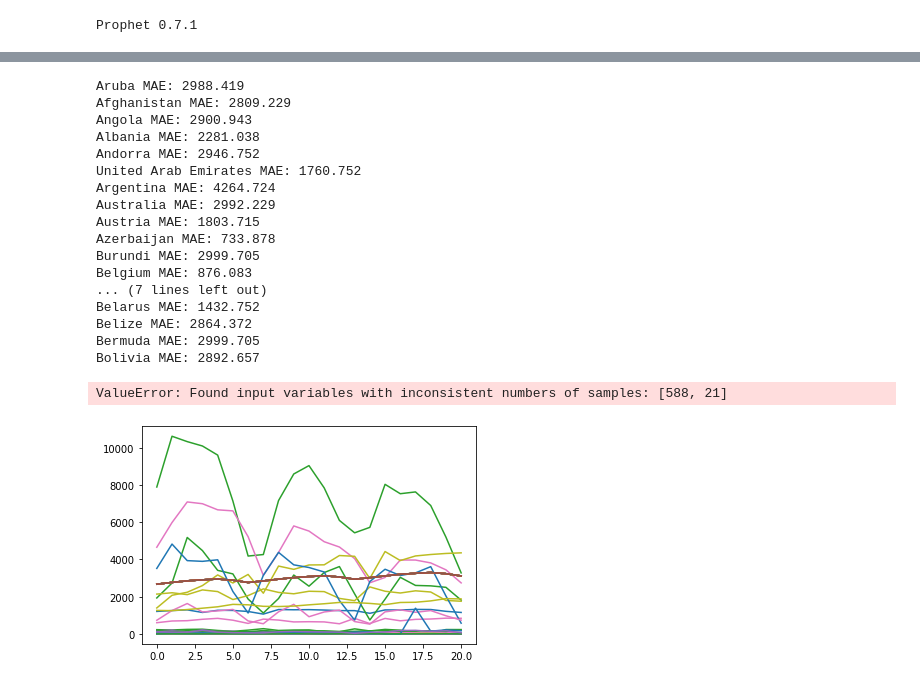
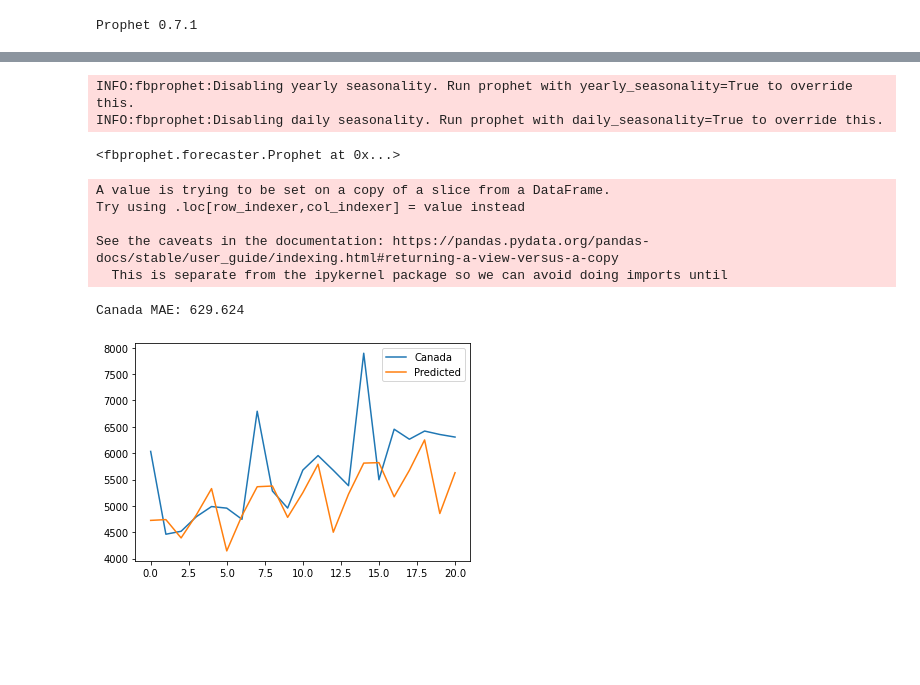
Before and after one commit to georgian-io/covid-xprize, a Jupyter notebook: covid_xprize/examples/predictors/linear/prophet.ipynb, the cells around one changed output, grey strips where cells are left out. Cells and saved outputs as stored; diff of their text form; code cells hidden in the pictures; blank space fills up the shorter version.

Commit message:
prophet canada mae 629.624

```diff
--- a/covid_xprize/examples/predictors/linear/prophet.ipynb
+++ b/covid_xprize/examples/predictors/linear/prophet.ipynb
@@ -189,3 +171,0 @@ forecast
-# %%
-y_true_df = test[(np.datetime64("2020-12-06") >= test.Date)]
-y_true_df[y_true_df['CountryName'] == 'Aruba']
@@ -210,35 +172,55 @@ y_true_df[y_true_df['CountryName'] == 'Aruba']
+# %%
+# define the model
+multi_reg_model = Prophet(interval_width=0.95, seasonality_mode='multiplicative')
+# fit the model
+features = ['C1_School closing',
+            'C2_Workplace closing',
+            'C3_Cancel public events',
+            'C4_Restrictions on gatherings',
+            'C5_Close public transport',
+            'C6_Stay at home requirements',
+            'C7_Restrictions on internal movement',
+            'C8_International travel controls',
+            'H1_Public information campaigns',
+            'H2_Testing policy',
+            'H3_Contact tracing',
+            'H6_Facial Coverings']
+
+for feature in features:
+    multi_reg_model.add_regressor(feature, standardize=False,)
+
+multi_reg_model.fit(train)
+# %% [output]
+INFO:fbprophet:Disabling yearly seasonality. Run prophet with yearly_seasonality=True to override this.
+INFO:fbprophet:Disabling daily seasonality. Run prophet with daily_seasonality=True to override this.
+<fbprophet.forecaster.Prophet at 0x...>
+# %%
+# use the model to make a forecast
+multi_reg_future = test[(np.datetime64("2020-12-06") >= test.Date) & (test.CountryName == 'Canada')]
+multi_reg_future['ds'] = multi_reg_future['Date']
+
+multi_reg_forecast = multi_reg_model.predict(multi_reg_future)
+# %% [output]
+A value is trying to be set on a copy of a slice from a DataFrame.
+Try using .loc[row_indexer,col_indexer] = value instead
+
+See the caveats in the documentation: https://pandas.pydata.org/pandas-docs/stable/user_guide/indexing.html#returning-a-view-versus-a-copy
+  This is separate from the ipykernel package so we can avoid doing imports until
 # %%
 # calculate MAE between expected and predicted values for december
-y_pred = forecast['yhat'].values
+y_multi_reg_pred = multi_reg_forecast['yhat'].values
 
-for country in y_true_df.CountryName.unique():
+for country in ['Canada']:
     y_true_df = test[(np.datetime64("2020-12-06") >= test.Date)]
-    y_true= y_true_df[y_true_df['CountryName'] == country]['NewCases'].values
-    mae = mean_absolute_error(y_true, y_pred)
+    y_true= y_true_df[y_true_df['CountryName'] == 'Canada']['NewCases'].values
+    mae = mean_absolute_error(y_true, y_multi_reg_pred)
     print(f'{country} MAE: %.3f' % mae)
     # plot expected vs actual
-    pyplot.plot(y_true, label='Actual')
+    pyplot.plot(y_true, label=country)
 
-    pyplot.plot(y_pred, label='Predicted')
+pyplot.plot(y_multi_reg_pred, label='Predicted')
 pyplot.legend()
 pyplot.show()
 # %% [output]
-Aruba MAE: 2988.419
-Afghanistan MAE: 2809.229
-Angola MAE: 2900.943
-Albania MAE: 2281.038
-Andorra MAE: 2946.752
-United Arab Emirates MAE: 1760.752
-Argentina MAE: 4264.724
-Australia MAE: 2992.229
-Austria MAE: 1803.715
-Azerbaijan MAE: 733.878
-Burundi MAE: 2999.705
-Belgium MAE: 876.083
-... (7 lines left out)
-Belarus MAE: 1432.752
-Belize MAE: 2864.372
-Bermuda MAE: 2999.705
-Bolivia MAE: 2892.657
+Canada MAE: 629.624
-ValueError: Found input variables with inconsistent numbers of samples: [588, 21]
-[figure, old version]
+[figure, new version]
```
Also changed, not shown: parts of 14 cells of this notebook, 1 other file.
